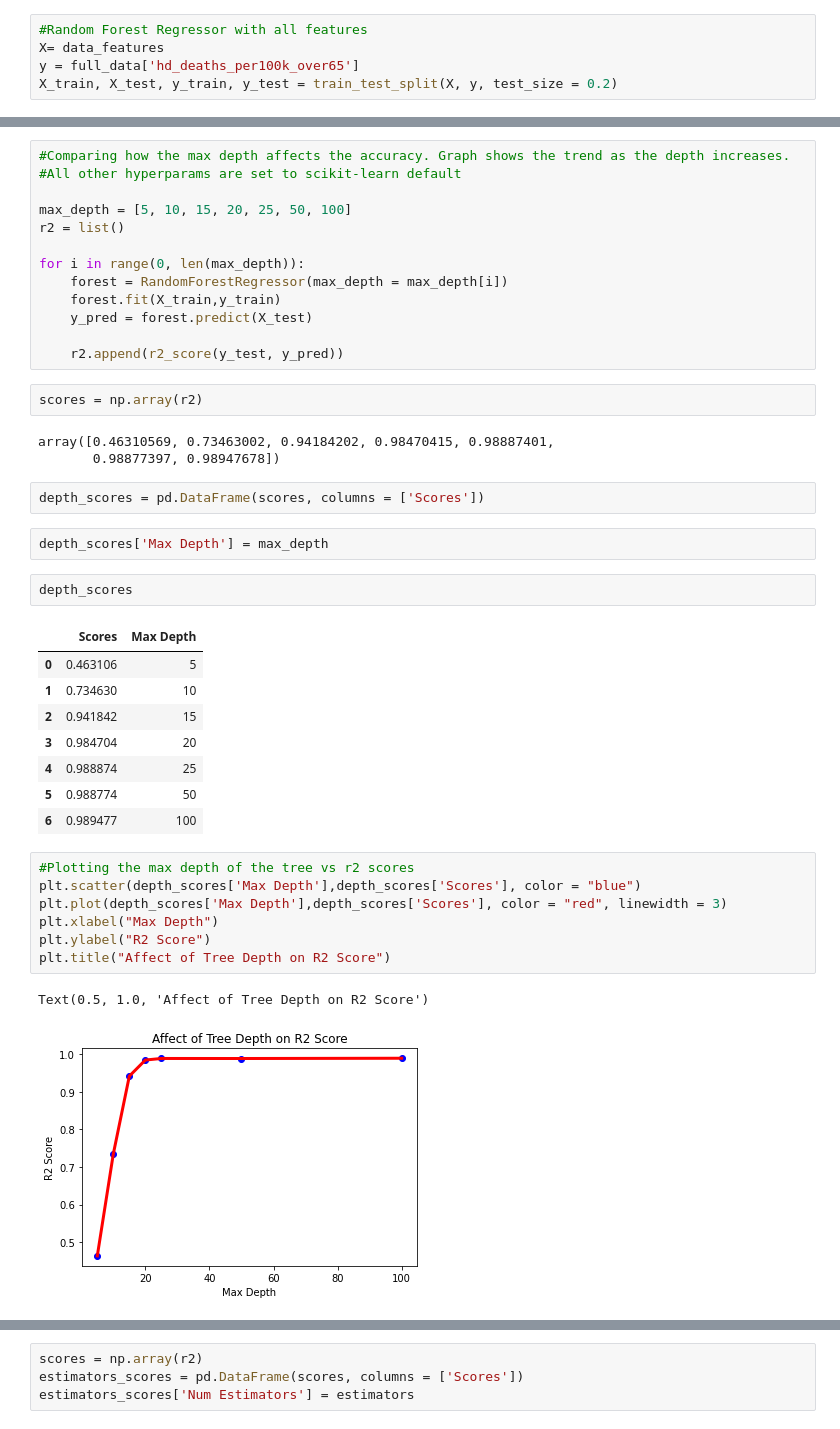
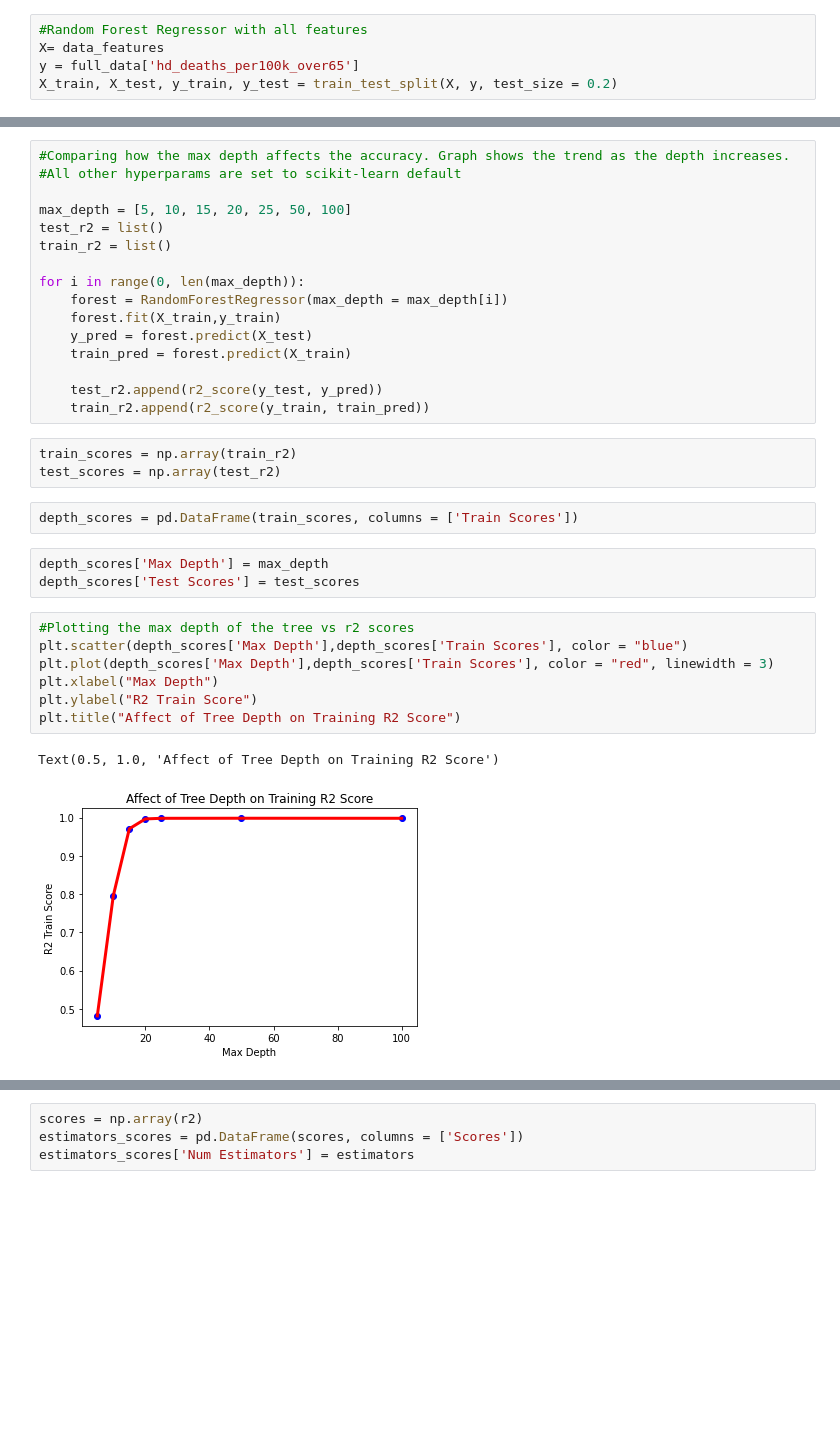
Before and after one commit to rileyhgrant/cs6140_FinalGroupProject, a Jupyter notebook: ml_groupproj.ipynb, the cells around one changed output, grey strips where cells are left out. Drawn from its saved outputs; the diff is of its cells as text; blank space fills up the shorter version.

Commit message:
Train and Test Score graph

```diff
--- a/ml_groupproj.ipynb
+++ b/ml_groupproj.ipynb
@@ -802,41 +814,32 @@ clf.best_params_
 #All other hyperparams are set to scikit-learn default
 
 max_depth = [5, 10, 15, 20, 25, 50, 100]
-r2 = list()
+test_r2 = list()
+train_r2 = list()
 
 for i in range(0, len(max_depth)):
     forest = RandomForestRegressor(max_depth = max_depth[i])
     forest.fit(X_train,y_train)
     y_pred = forest.predict(X_test)
+    train_pred = forest.predict(X_train)
 
-    r2.append(r2_score(y_test, y_pred))
+    test_r2.append(r2_score(y_test, y_pred))
+    train_r2.append(r2_score(y_train, train_pred))
-# %%
-scores = np.array(r2)
-# %% [output]
-array([0.46310569, 0.73463002, 0.94184202, 0.98470415, 0.98887401,
-       0.98877397, 0.98947678])
+# %%
+train_scores = np.array(train_r2)
+test_scores = np.array(test_r2)
 # %%
-depth_scores = pd.DataFrame(scores, columns = ['Scores'])
+depth_scores = pd.DataFrame(train_scores, columns = ['Train Scores'])
 # %%
 depth_scores['Max Depth'] = max_depth
+depth_scores['Test Scores'] = test_scores
-# %%
-depth_scores
-# %% [output]
-|  | Scores | Max Depth |
-| 0 | 0.463106 | 5 |
-| 1 | 0.734630 | 10 |
-| 2 | 0.941842 | 15 |
-| 3 | 0.984704 | 20 |
-| 4 | 0.988874 | 25 |
-| 5 | 0.988774 | 50 |
-| 6 | 0.989477 | 100 |
 # %%
 #Plotting the max depth of the tree vs r2 scores
-plt.scatter(depth_scores['Max Depth'],depth_scores['Scores'], color = "blue")
-plt.plot(depth_scores['Max Depth'],depth_scores['Scores'], color = "red", linewidth = 3)
+plt.scatter(depth_scores['Max Depth'],depth_scores['Train Scores'], color = "blue")
+plt.plot(depth_scores['Max Depth'],depth_scores['Train Scores'], color = "red", linewidth = 3)
 plt.xlabel("Max Depth")
-plt.ylabel("R2 Score")
-plt.title("Affect of Tree Depth on R2 Score")
+plt.ylabel("R2 Train Score")
+plt.title("Affect of Tree Depth on Training R2 Score")
 # %% [output]
-Text(0.5, 1.0, 'Affect of Tree Depth on R2 Score')
+Text(0.5, 1.0, 'Affect of Tree Depth on Training R2 Score')
-[figure, old version]
+[figure, new version]
```
Also changed, not shown: parts of 15 cells of this notebook.
